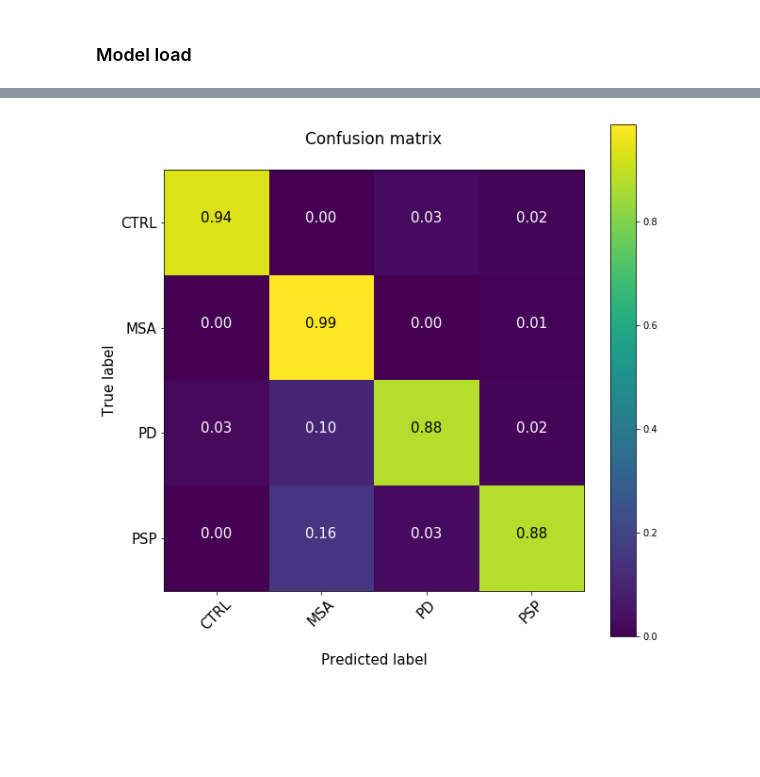
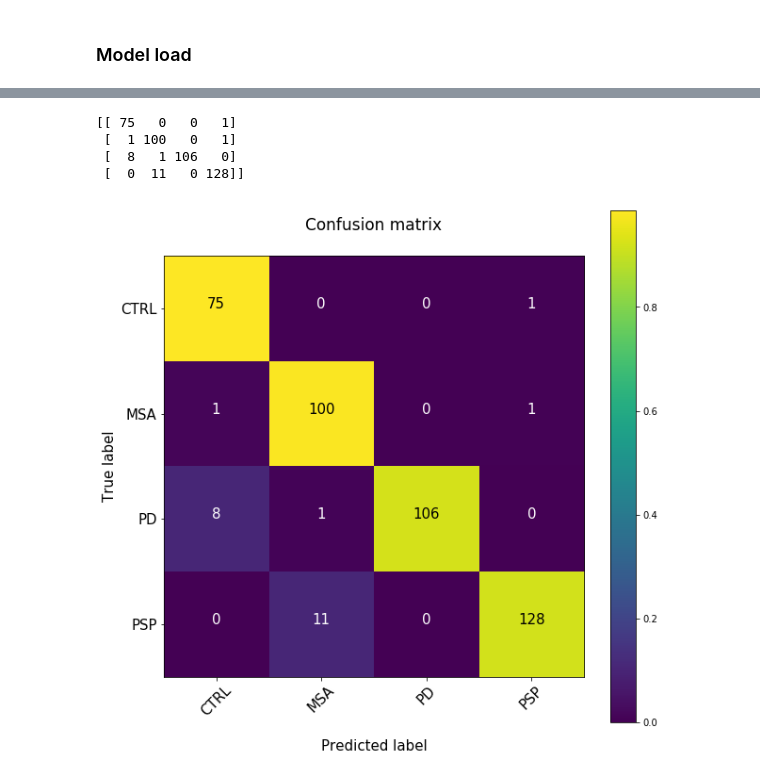
Before and after one commit to BabaJaguska/FingerTapping, a Jupyter notebook: PredictTestDescriptive.ipynb, the cells around one changed output, grey strips where cells are left out. Saved outputs shown, nothing was run; the diff lists cells and outputs as text; code cells hidden in the pictures; blank space fills up the shorter version.

Commit message:
Adjusted the colorbar and values of confMat

```diff
--- a/PredictTestDescriptive.ipynb
+++ b/PredictTestDescriptive.ipynb
@@ -43,5 +44,6 @@ Xtest.shape, Ytest.shape
 # %% [markdown]
 ### Model load
 # %%
-model = load_model(path + 'my_model.h5')
-#model.summary()
+model = load_model(path + 'MODELCNN16Batch9s9KERNEL9CEO.h5')
+model.load_weights(path+'!BEST_WEIGHTSCNN16Batch9s9KERNEL9.10.10.2018.9.20.h5')
+model.summary()
@@ -81,17 +101,18 @@ def confuseMat(Xtest, Ytest,model):
         p.append(temp['Predicted'])
         a.append(temp['Actual'])
     confMat = confusion_matrix(p,a)
-    confMat = confMat.astype('float')/confMat.sum(axis=1)
-    return confMat
+    print(confMat)
+    confMatPerc = confMat.astype('float')/confMat.sum(axis=1)
+    return [confMat,confMatPerc]
 # %%
-def plotConfMat(cm):
+def plotConfMat(cm,cmPerc):
     plt.figure(figsize = (10,10))
-    plt.imshow(cm)
+    plt.imshow(cmPerc)
     plt.colorbar()
     for i,j in itertools.product(range(4),range(4)):
-        plt.text(i,j,format(cm[j,i],'.2f'),
+        plt.text(i,j,format(cm[j,i],'d'),
                 horizontalalignment = "center",
-                color = "white" if cm[j,i]<0.6 else "black",
+                color = "white" if cmPerc[j,i]<0.6 else "black",
                 size = 15)
     tick_marks = np.arange(4)
     classes = ['CTRL','MSA','PD','PSP']
@@ -104,10 +125,14 @@ def plotConfMat(cm):
     plt.show()
     return
 # %%
-cm = confuseMat(Xtest,Ytest,model)
-plotConfMat(cm)
+cm, cmPerc = confuseMat(Xtest,Ytest,model)
+plotConfMat(cm,cmPerc)
 # %% [output]
+[[ 75   0   0   1]
+ [  1 100   0   1]
+ [  8   1 106   0]
+ [  0  11   0 128]]
-[figure, old version]
+[figure, new version]
 # %%
 # samples = [1,2,20,50,54,55,84,95,102,111]
 # %%
```
Also changed, not shown: parts of 3 cells of this notebook.
